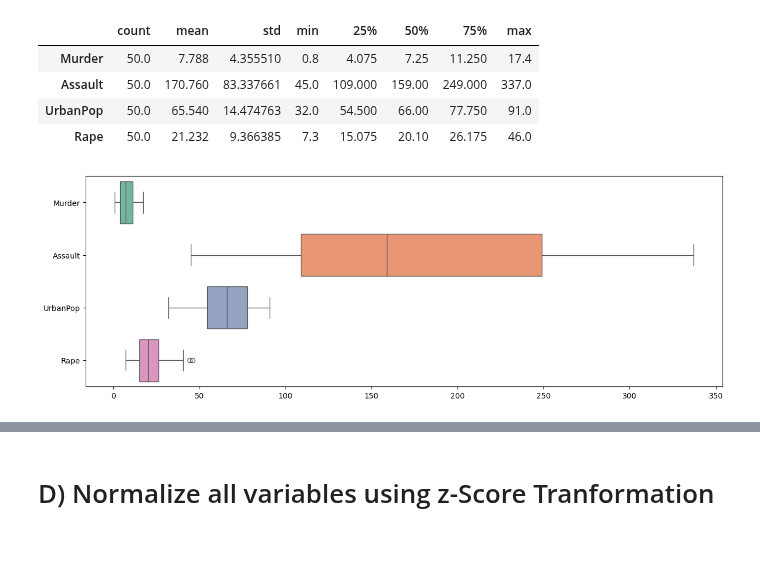
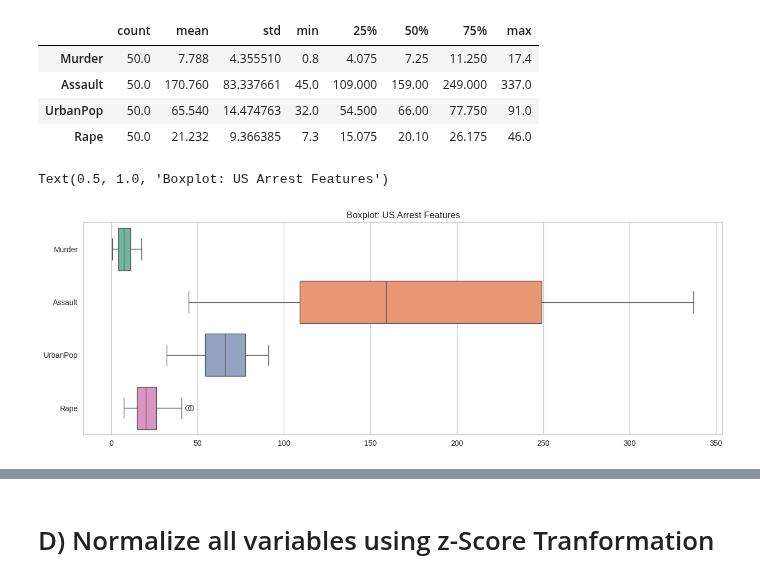
Before and after one commit to sawubona-repo/BINA-FS24-WORK, a Jupyter notebook: LB09-Clustering+Classification/Python/Python_CLUSTERING_KMeans+Co.ipynb, the cells around one changed output, grey strips where cells are left out. Cells and saved outputs as stored; diff of their text form; code cells hidden in the pictures; blank space fills up the shorter version.

```diff
--- a/LB09-Clustering+Classification/Python/Python_CLUSTERING_KMeans+Co.ipynb
+++ b/LB09-Clustering+Classification/Python/Python_CLUSTERING_KMeans+Co.ipynb
@@ -146,9 +146,12 @@ df.describe().T
 # %%
 plt.figure(figsize=(15,5))
 
 diag_box = sns.boxplot(data=df, orient="h", palette="Set2")
+
+plt.title("Boxplot: US Arrest Features")
 # %% [output]
+Text(0.5, 1.0, 'Boxplot: US Arrest Features')
-[figure, old version]
+[figure, new version]
 # %%
 plt.figure(figsize=(15,5))
 diag_box = sns.swarmplot(data=df, orient="h", color="blue")
```
Also changed, not shown: parts of 21 cells of this notebook.
